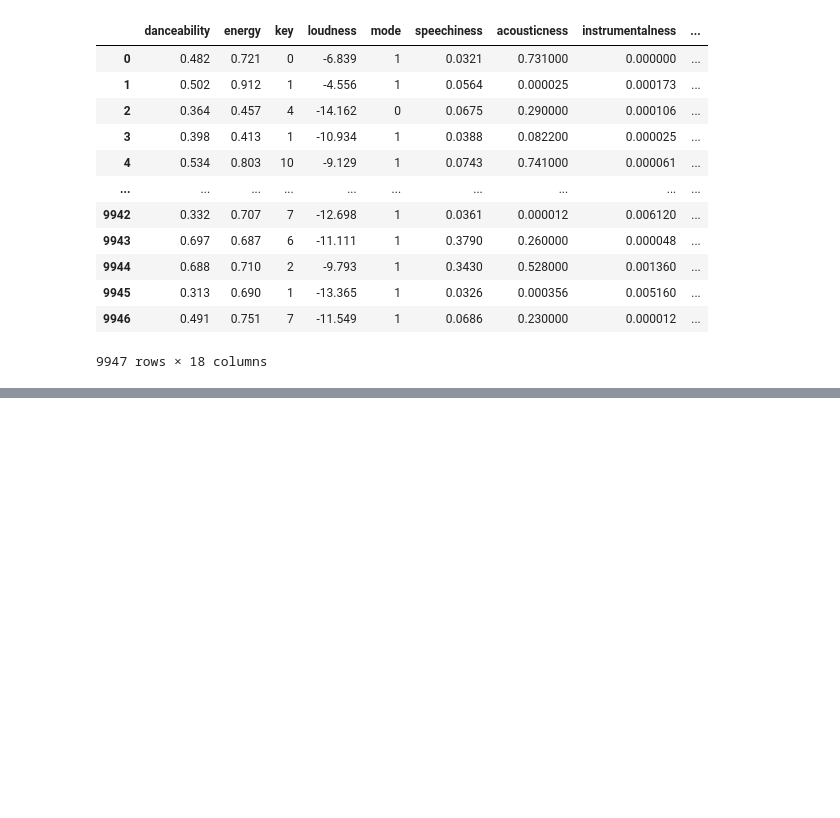
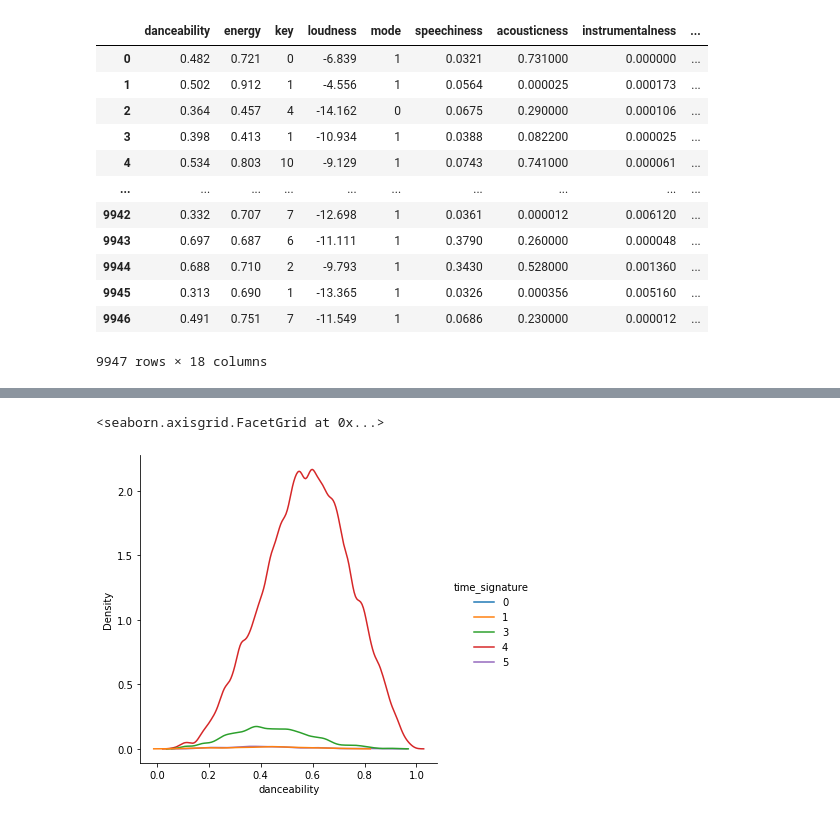
Before and after one commit to vatshivam/Novel_Song_Recommender, a Jupyter notebook: notebooks/statistical_analysis.ipynb, the cells around one changed output, grey strips where cells are left out. Saved outputs shown, nothing was run; the diff lists cells and outputs as text; code cells hidden in the pictures; blank space fills up the shorter version.

```diff
--- a/notebooks/statistical_analysis.ipynb
+++ b/notebooks/statistical_analysis.ipynb
@@ -69,0 +117,6 @@ track_features
+# %%
+# time sig, mode ,key
+sns.displot(track_features,x='danceability',hue='time_signature',kind='kde',bw_adjust=.5, palette='tab10')
+# %% [output]
+<seaborn.axisgrid.FacetGrid at 0x...>
+[figure, added]
```
Also changed, not shown: parts of 22 cells of this notebook.
